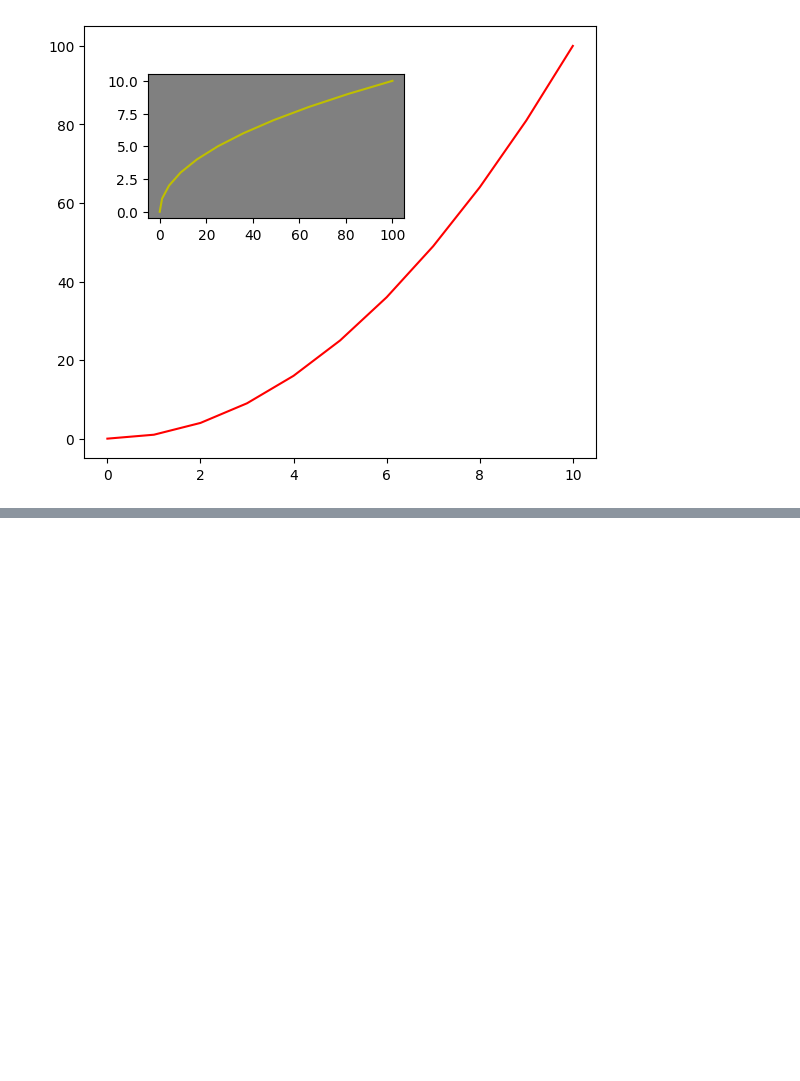
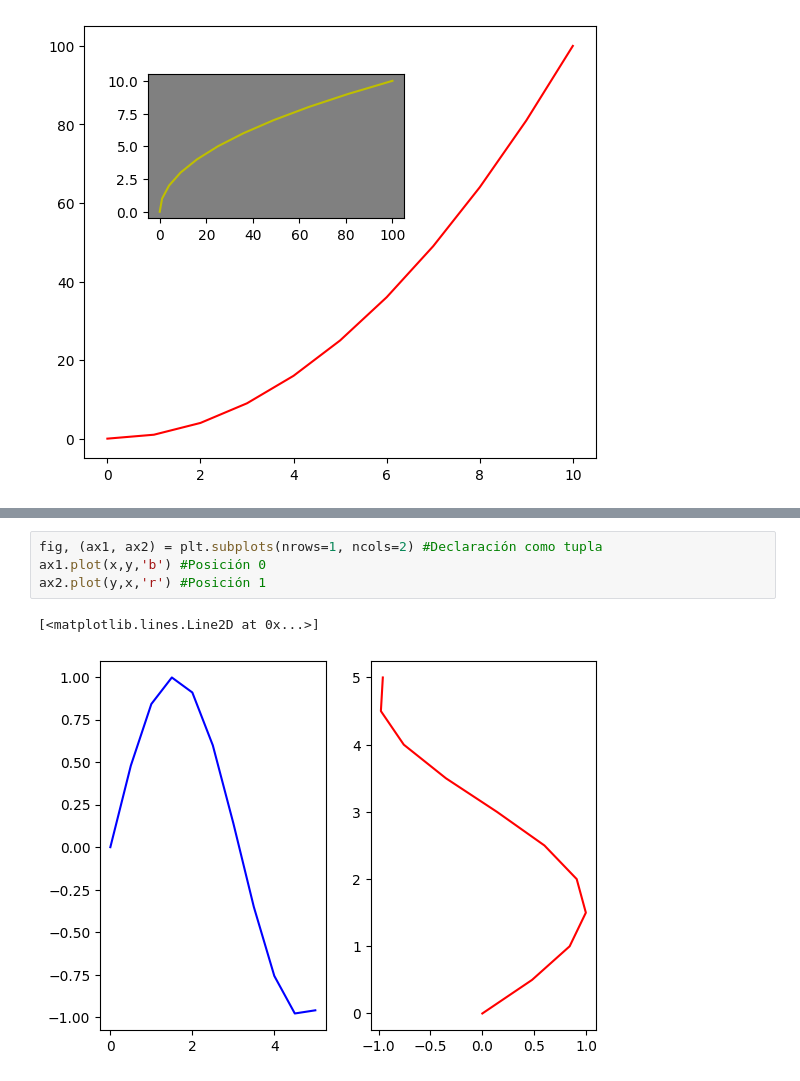
Before and after one commit to feracor/matplotlib_eaborn, a Jupyter notebook: 1_pyplot.ipynb, the cells around one changed output, grey strips where cells are left out. Cells and saved outputs as stored; diff of their text form; blank space fills up the shorter version.

```diff
--- a/1_pyplot.ipynb
+++ b/1_pyplot.ipynb
@@ -148,0 +177,7 @@ fig.show
+# %%
+fig, (ax1, ax2) = plt.subplots(nrows=1, ncols=2) #Declaración como tupla
+ax1.plot(x,y,'b') #Posición 0
+ax2.plot(y,x,'r') #Posición 1
+# %% [output]
+[<matplotlib.lines.Line2D at 0x...>]
+[figure, added]
```
Also changed, not shown: parts of 9 cells of this notebook.
